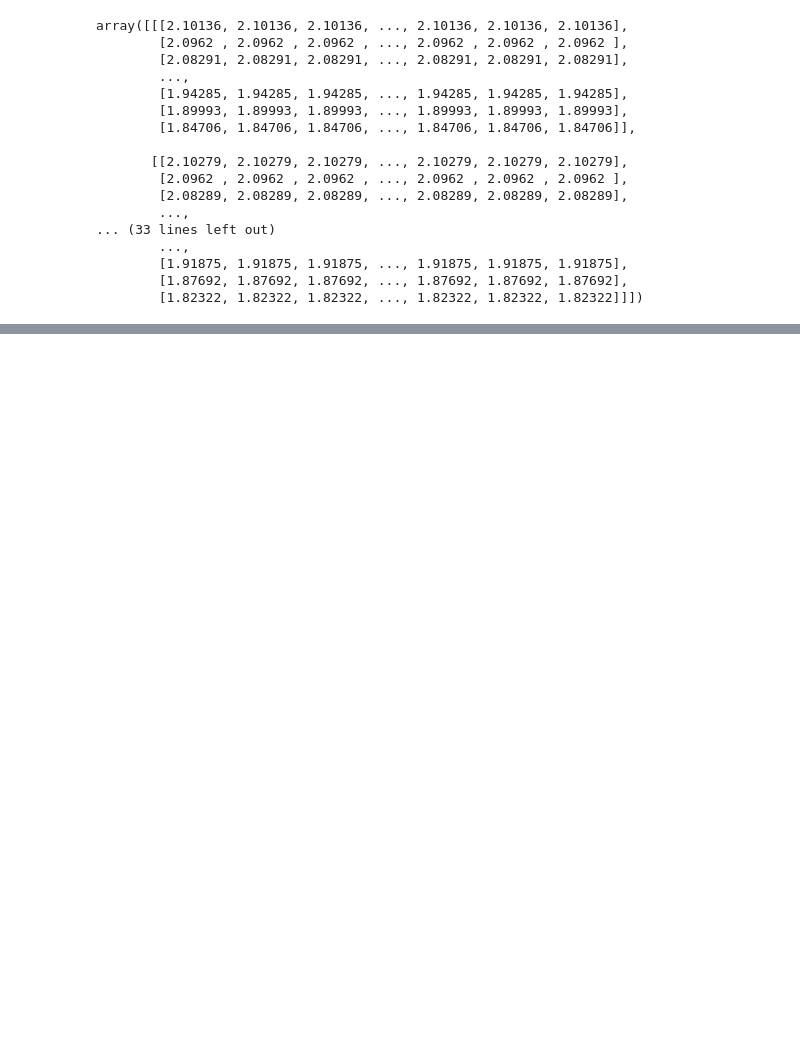
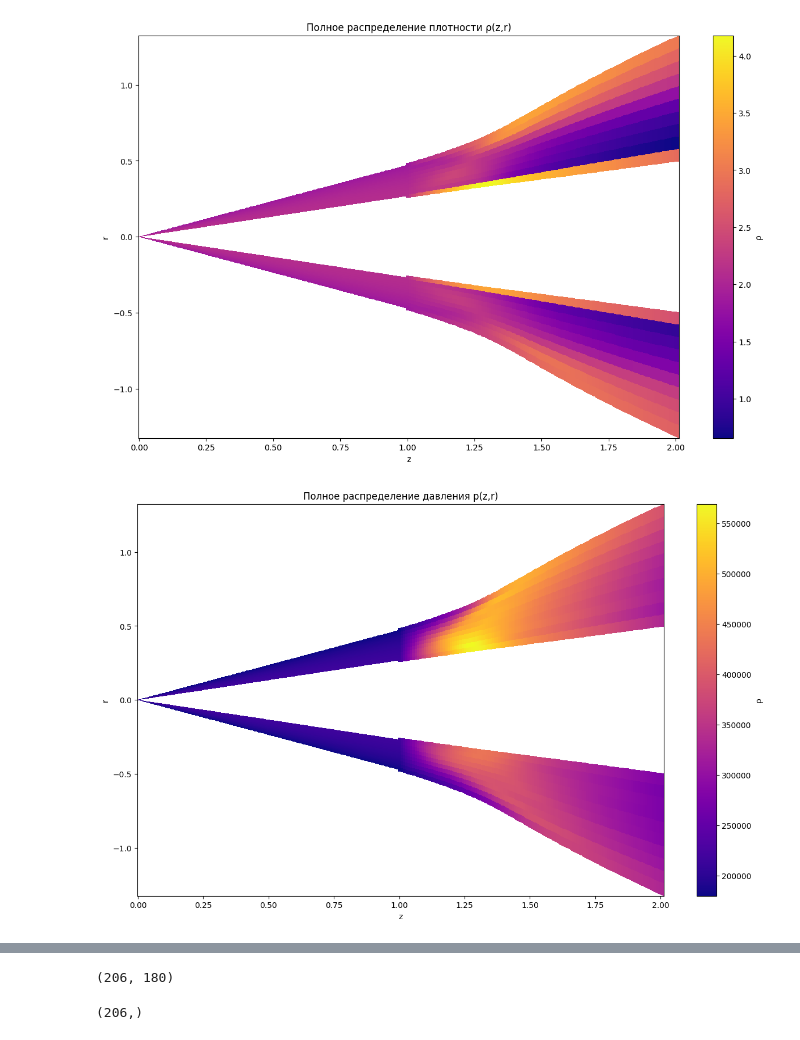
Before and after one commit to immortallz/Heat-source-in-supersonic-flow, a Jupyter notebook: vizualization.ipynb, the cells around one changed output, grey strips where cells are left out. Drawn from its saved outputs; the diff is of its cells as text; code cells hidden in the pictures; blank space fills up the shorter version.

```diff
--- a/vizualization.ipynb
+++ b/vizualization.ipynb
@@ -49,3 +49,4 @@ with open('r_s_out.txt') as f:
         rs.append(parts[1:])
 rs = np.array(rs)  # (K, M)
 zs_rs = np.array(zs_rs)
+z0 = 1
@@ -108,20 +103,0 @@ plt.show()
-# %%
-rho
-# %% [output]
-array([[[2.10136, 2.10136, 2.10136, ..., 2.10136, 2.10136, 2.10136],
-        [2.0962 , 2.0962 , 2.0962 , ..., 2.0962 , 2.0962 , 2.0962 ],
-        [2.08291, 2.08291, 2.08291, ..., 2.08291, 2.08291, 2.08291],
-        ...,
-        [1.94285, 1.94285, 1.94285, ..., 1.94285, 1.94285, 1.94285],
-        [1.89993, 1.89993, 1.89993, ..., 1.89993, 1.89993, 1.89993],
-        [1.84706, 1.84706, 1.84706, ..., 1.84706, 1.84706, 1.84706]],
-
-       [[2.10279, 2.10279, 2.10279, ..., 2.10279, 2.10279, 2.10279],
-        [2.0962 , 2.0962 , 2.0962 , ..., 2.0962 , 2.0962 , 2.0962 ],
-        [2.08289, 2.08289, 2.08289, ..., 2.08289, 2.08289, 2.08289],
-        ...,
-... (33 lines left out)
-        ...,
-        [1.91875, 1.91875, 1.91875, ..., 1.91875, 1.91875, 1.91875],
-        [1.87692, 1.87692, 1.87692, ..., 1.87692, 1.87692, 1.87692],
-        [1.82322, 1.82322, 1.82322, ..., 1.82322, 1.82322, 1.82322]]])
@@ -127,0 +113,43 @@ array([[[2.10136, 2.10136, 2.10136, ..., 2.10136, 2.10136, 2.10136],
+# %%
+def distribution_plot(f_name):
+    f_dict = {
+        'p': p,
+        'rho': rho,
+        'u': u,
+        'v': v,
+        'w': w
+    }
+    f_cone_dict = {
+        'p': p_cone,
+        'rho': rho_cone,
+        'u': np.sin(phi_cone)*VR_cone + np.cos(phi_cone)*Vtheta_cone,
+        'v': np.zeros_like(p_cone),
+        'w': np.cos(phi_cone)*VR_cone - np.sin(phi_cone)*Vtheta_cone
+    }
+    fig, ax = plt.subplots(figsize=(15,9))
+    vmin = min(np.min(f_dict[f_name]), np.min(f_cone_dict[f_name]))
+    vmax = max(np.max(f_dict[f_name]), np.max(f_cone_dict[f_name]))
+    pcm = ax.pcolormesh(np.tile(zs, (N, 1)).T, r_phys, f_dict[f_name][:,:,0], shading='auto', cmap='plasma', vmin=vmin, vmax=vmax)
+    pcm = ax.pcolormesh(np.tile(zs, (N, 1)).T, -r_phys, f_dict[f_name][:,:,-1], shading='auto', cmap='plasma', vmin=vmin, vmax=vmax)
+
+    z_cone = np.linspace(0, z0, 200)
+    pcm = ax.pcolormesh(np.tile(z_cone, (phi_cone.shape[0], 1)), np.outer(np.tan(phi_cone), z_cone), np.tile(f_cone_dict[f_name], (z_cone.shape[0], 1)).T, shading='auto', cmap='plasma', vmin=vmin, vmax=vmax)
+    pcm = ax.pcolormesh(np.tile(z_cone, (phi_cone.shape[0], 1)), -np.outer(np.tan(phi_cone), z_cone), np.tile(f_cone_dict[f_name], (z_cone.shape[0], 1)).T, shading='auto', cmap='plasma', vmin=vmin, vmax=vmax)
+    cbar = fig.colorbar(pcm, ax=ax, label='ρ')
+    ax.set_xlabel('z')
+    ax.set_ylabel('r')
+    plot_label_dict = {
+        'p': 'давления p(z,r)',
+        'rho': 'плотности ρ(z,r)',
+        'u': 'скорости u(z,r)',
+        'v': 'скорости v(z,r)',
+        'w': 'скорости w(z,r)'
+    }
+    ax.set_title('Полное распределение ' + plot_label_dict[f_name])
+    plt.show()
+# %%
+for func in ['rho', 'p', 'u', 'v', 'w']:
+    distribution_plot(func)
+# %% [output]
+[figure, added]
+[figure, added]
@@ -127,0 +159,8 @@ array([[[2.10136, 2.10136, 2.10136, ..., 2.10136, 2.10136, 2.10136],
+# %%
+rs.shape
+# %% [output]
+(206, 180)
+# %%
+zs.shape
+# %% [output]
+(206,)
```
Also changed, not shown: parts of 7 cells of this notebook, 3 other files.
